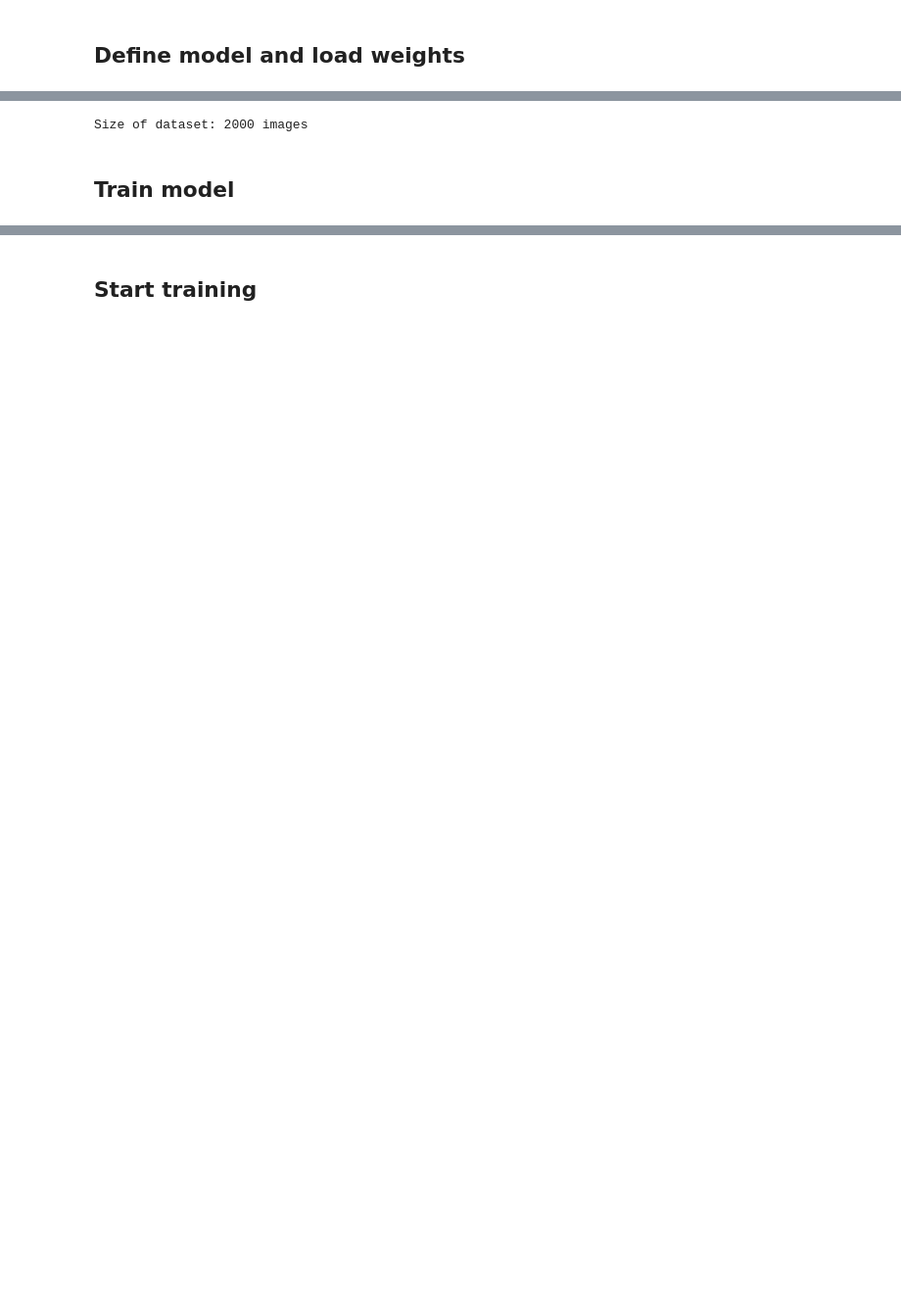
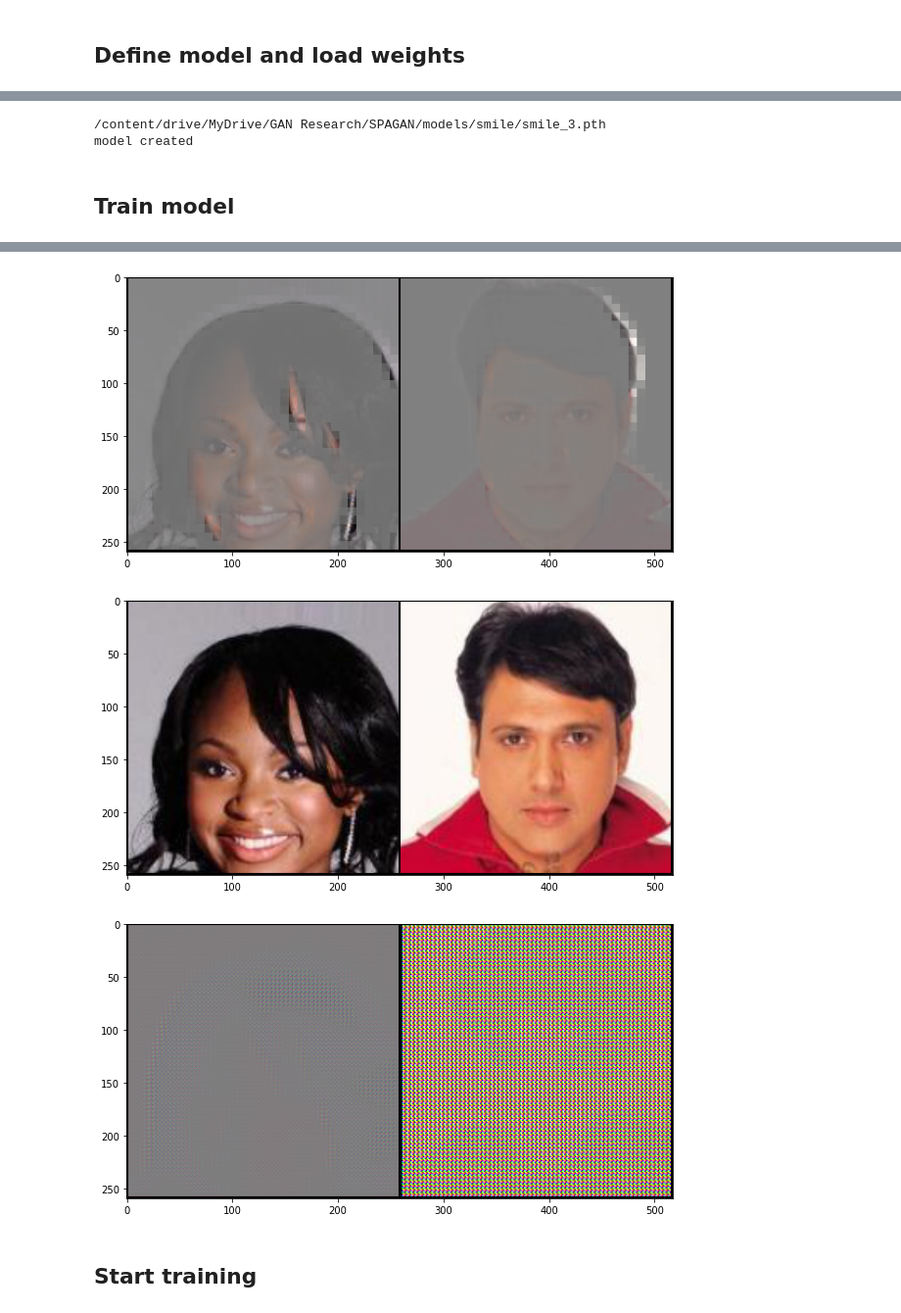
Before and after one commit to ejnunn/GAN-Research, a Jupyter notebook: SPAGAN_Faces_PyTorch.ipynb, the cells around one changed output, grey strips where cells are left out. Shown at 98% size. Saved outputs shown, nothing was run; the diff lists cells and outputs as text; code cells hidden in the pictures; blank space fills up the shorter version.

```diff
--- a/SPAGAN_Faces_PyTorch.ipynb
+++ b/SPAGAN_Faces_PyTorch.ipynb
@@ -70,0 +104,4 @@ def save_model_to_drive(filename, drive_dir):
+# %%
+a = torch.rand([1,3,64,64])
+b = torch.max(a).item()
+print(type(b))
@@ -234,6 +273,8 @@ class FeatureMapBlock(nn.Module):
 # %% [markdown]
 ## Generator Class
 # %%
+# third_tensor = torch.cat((first_tensor, second_tensor), 0)
+
 class Generator(nn.Module):
     '''
     Generator Class
@@ -287,7 +328,11 @@ class Generator(nn.Module):
         x12 = self.expand2(x11)
         x13 = self.expand3(x12)
         xn = self.downfeature(x13)
-        return self.tanh(xn)
+
+        # attn_map = x13.clone()
+        attn_map_norm = attn_map_norm_and_upsample(x13, target_shape)
+
+        return self.tanh(xn), attn_map_norm
 # %% [markdown]
 ## Discriminator Class
 # %%
@@ -314,4 +359,14 @@ class Discriminator(nn.Module):
         x2 = self.contract2(x1)
         x3 = self.contract3(x2)
         xn = self.final(x3)
-        return xn
+
+        # Copied from https://github.com/szagoruyko/attention-transfer/blob/master/visualize-attention.ipynb
+        # Trying to get attention map for layer x3. Is this right?
+        # x3 selected because it most likely correlates to discriminative object parts
+        # attn_map = x3.pow(2).mean(1) # [g.pow(2).mean(1) for g in (g0, g1, g2, g3)]
+
+        # Take features from 2nd to last layer and create attention map
+        # attn_map = x3.clone()
+        attn_map_sum = sum_of_abs_values_over_channels(x3)
+        attn_map_norm = attn_map_norm_and_upsample(attn_map_sum, target_shape)
+        return xn, attn_map_norm
@@ -575,20 +795,14 @@ images loaded successfully!
-# %%
-## Load files into a Image Dataset object ##
-
-# Apply transforms to dataset to augment
-transform = transforms.Compose([
-    transforms.Resize(load_shape),
-    transforms.RandomCrop(target_shape),
-    transforms.RandomHorizontalFlip(),
-    transforms.ToTensor(),
-])
-
-img_dir = 'img_align_celeba'
-training_max_images = 2000
-dataset = ImageDataset(img_dir, transform=transform, max_size=training_max_images)
-
-print("Size of dataset: {} images".format(len(dataset)))
-# %% [output]
-Size of dataset: 2000 images
+# %%
+# Get most recent file based on days of training
+model_dir = '/content/drive/MyDrive/GAN Research/SPAGAN/models/smile/'
+list_of_files = glob.glob(model_dir + "*") # * means all if need specific format then *.csv
+latest_checkpoint = max(list_of_files, key=os.path.getctime)
+print(latest_checkpoint)
+
+spagan = SPAGAN(weights_file=latest_checkpoint, model_name='smile', device='cuda')
+print('model created')
+# %% [output]
+/content/drive/MyDrive/GAN Research/SPAGAN/models/smile/smile_3.pth
+model created
 # %% [markdown]
 ## Train model
@@ -605,0 +809,7 @@ save_epoch = 5
+# %%
+torch.cuda.empty_cache()
+plt.rcParams["figure.figsize"] = (10, 10)
+torch.autograd.set_detect_anomaly(True)
+
+spagan.train(dataloader=dataloader)
+# %% [output]
@@ -606,2 +817,5 @@ save_epoch = 5
+[figure, added]
+[figure, added]
+[figure, added]
 # %% [markdown]
 ## Start training
```
Also changed, not shown: parts of 43 cells of this notebook.
